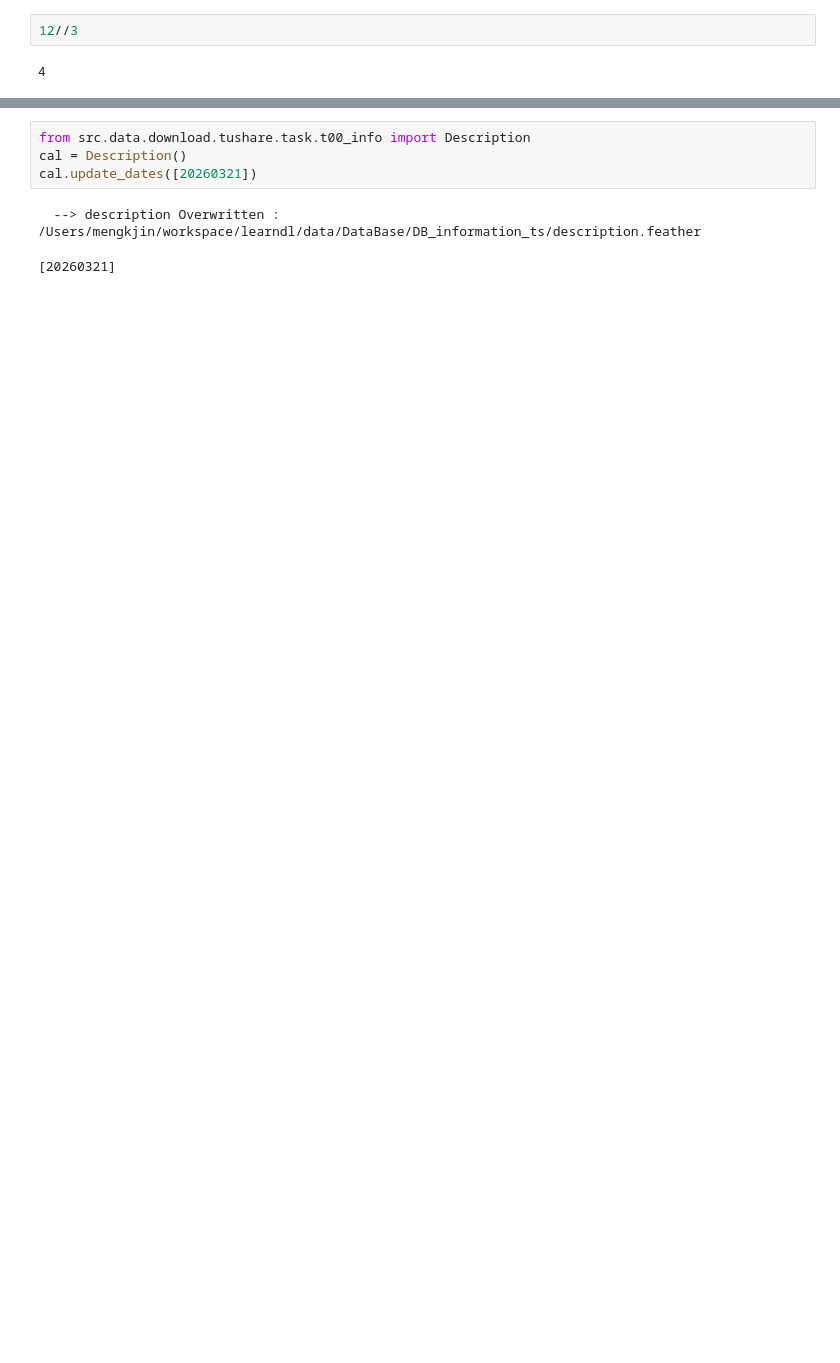
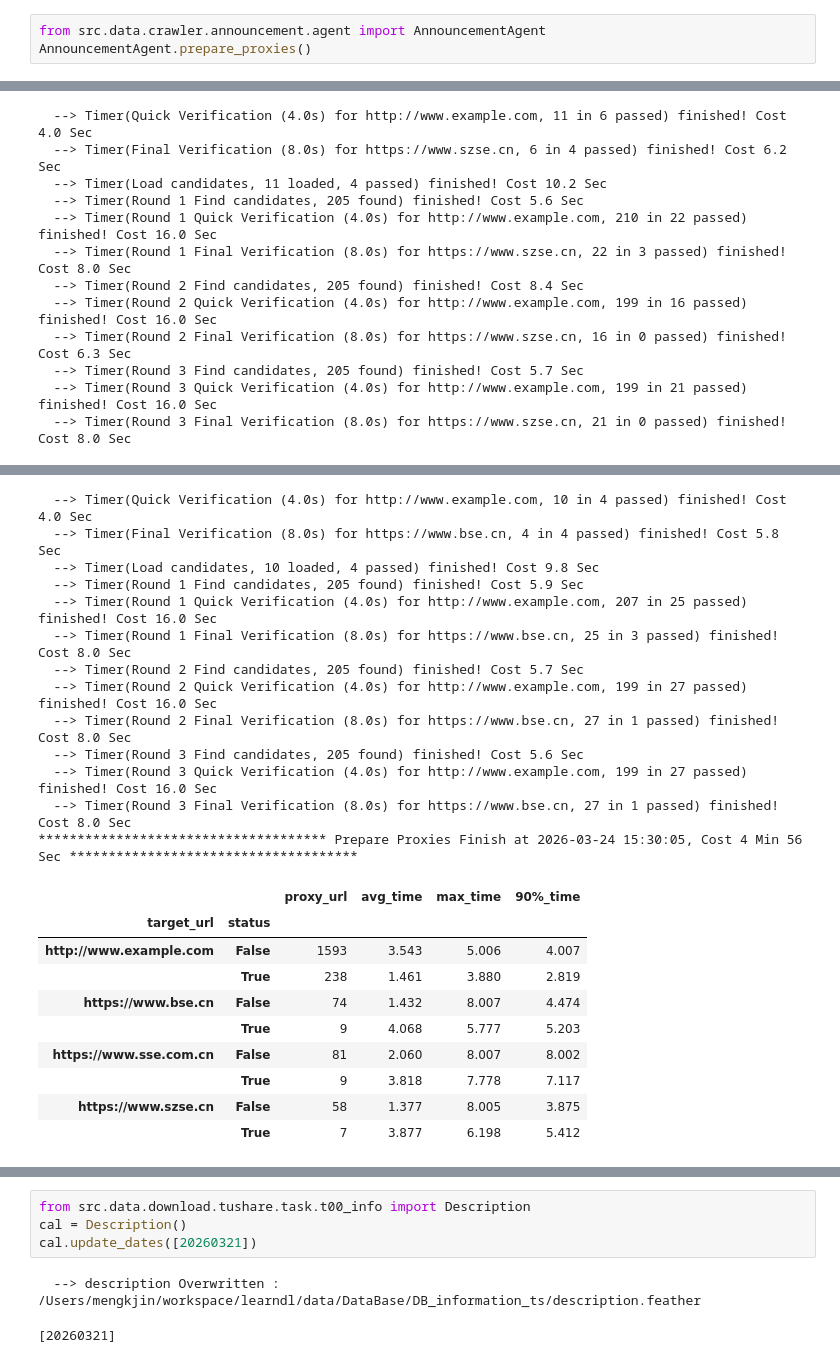
Before and after one commit to mengkjin/learndl, a Jupyter notebook: main.ipynb, the cells around one changed output, grey strips where cells are left out. Drawn from its saved outputs; the diff is of its cells as text; blank space fills up the shorter version.

Commit message:
minor upgrades 1. improve features of proxy utils 2. improve features of announcement clawer

```diff
--- a/main.ipynb
+++ b/main.ipynb
@@ -1,4 +1,4 @@
-# %%
-12//3
-# %% [output]
-4
+# %%
+from src.data.crawler.announcement.agent import AnnouncementAgent
+AnnouncementAgent.prepare_proxies()
+# %% [output]
@@ -4,0 +22,12 @@
+  --> Timer(Quick Verification (4.0s) for http://www.example.com, 11 in 6 passed) finished! Cost 4.0 Sec
+  --> Timer(Final Verification (8.0s) for https://www.szse.cn, 6 in 4 passed) finished! Cost 6.2 Sec
+  --> Timer(Load candidates, 11 loaded, 4 passed) finished! Cost 10.2 Sec
+  --> Timer(Round 1 Find candidates, 205 found) finished! Cost 5.6 Sec
+  --> Timer(Round 1 Quick Verification (4.0s) for http://www.example.com, 210 in 22 passed) finished! Cost 16.0 Sec
+  --> Timer(Round 1 Final Verification (8.0s) for https://www.szse.cn, 22 in 3 passed) finished! Cost 8.0 Sec
+  --> Timer(Round 2 Find candidates, 205 found) finished! Cost 8.4 Sec
+  --> Timer(Round 2 Quick Verification (4.0s) for http://www.example.com, 199 in 16 passed) finished! Cost 16.0 Sec
+  --> Timer(Round 2 Final Verification (8.0s) for https://www.szse.cn, 16 in 0 passed) finished! Cost 6.3 Sec
+  --> Timer(Round 3 Find candidates, 205 found) finished! Cost 5.7 Sec
+  --> Timer(Round 3 Quick Verification (4.0s) for http://www.example.com, 199 in 21 passed) finished! Cost 16.0 Sec
+  --> Timer(Round 3 Final Verification (8.0s) for https://www.szse.cn, 21 in 0 passed) finished! Cost 8.0 Sec
@@ -5,2 +36,25 @@
+  --> Timer(Quick Verification (4.0s) for http://www.example.com, 10 in 4 passed) finished! Cost 4.0 Sec
+  --> Timer(Final Verification (8.0s) for https://www.bse.cn, 4 in 4 passed) finished! Cost 5.8 Sec
+  --> Timer(Load candidates, 10 loaded, 4 passed) finished! Cost 9.8 Sec
+  --> Timer(Round 1 Find candidates, 205 found) finished! Cost 5.9 Sec
+  --> Timer(Round 1 Quick Verification (4.0s) for http://www.example.com, 207 in 25 passed) finished! Cost 16.0 Sec
+  --> Timer(Round 1 Final Verification (8.0s) for https://www.bse.cn, 25 in 3 passed) finished! Cost 8.0 Sec
+  --> Timer(Round 2 Find candidates, 205 found) finished! Cost 5.7 Sec
+  --> Timer(Round 2 Quick Verification (4.0s) for http://www.example.com, 199 in 27 passed) finished! Cost 16.0 Sec
+  --> Timer(Round 2 Final Verification (8.0s) for https://www.bse.cn, 27 in 1 passed) finished! Cost 8.0 Sec
+  --> Timer(Round 3 Find candidates, 205 found) finished! Cost 5.6 Sec
+  --> Timer(Round 3 Quick Verification (4.0s) for http://www.example.com, 199 in 27 passed) finished! Cost 16.0 Sec
+  --> Timer(Round 3 Final Verification (8.0s) for https://www.bse.cn, 27 in 1 passed) finished! Cost 8.0 Sec
+************************************* Prepare Proxies Finish at 2026-03-24 15:30:05, Cost 4 Min 56 Sec *************************************
+|  |  | proxy_url | avg_time | max_time | 90%_time |
+| target_url | status |  |  |  |  |
+| http://www.example.com | False | 1593 | 3.543 | 5.006 | 4.007 |
+|  | True | 238 | 1.461 | 3.880 | 2.819 |
+| https://www.bse.cn | False | 74 | 1.432 | 8.007 | 4.474 |
+|  | True | 9 | 4.068 | 5.777 | 5.203 |
+| https://www.sse.com.cn | False | 81 | 2.060 | 8.007 | 8.002 |
+|  | True | 9 | 3.818 | 7.778 | 7.117 |
+| https://www.szse.cn | False | 58 | 1.377 | 8.005 | 3.875 |
+|  | True | 7 | 3.877 | 6.198 | 5.412 |
 # %%
 from src.data.crawler.announcement.agent import AnnouncementAgent
```
Also changed, not shown: parts of 13 cells of this notebook, 14 other files.
